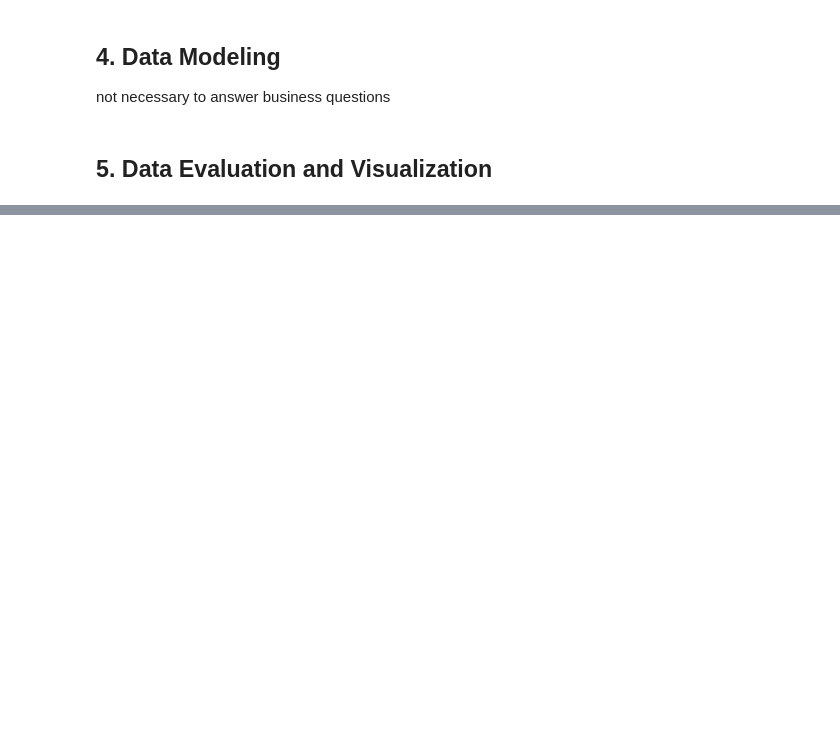
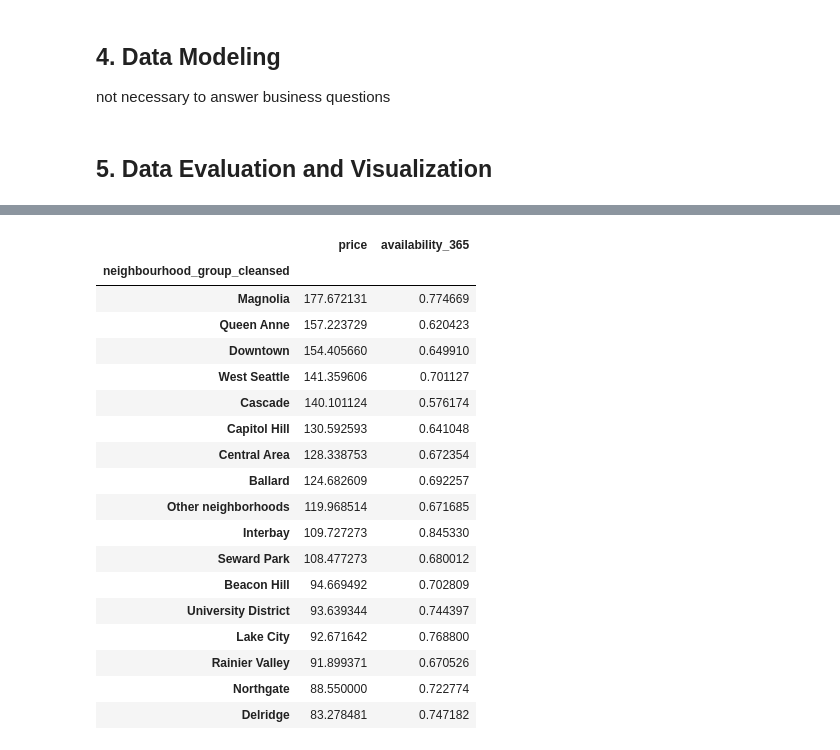
Before and after one commit to dagrubi/DataScience_AirBnBSeattle, a Jupyter notebook: analyse_data.ipynb, the cells around one changed output, grey strips where cells are left out. Saved outputs shown, nothing was run; the diff lists cells and outputs as text; code cells hidden in the pictures; blank space fills up the shorter version.

```diff
--- a/analyse_data.ipynb
+++ b/analyse_data.ipynb
@@ -321,0 +340,24 @@ a) Most booked neighborhood in Seattle
+# %%
+resAA = df_list.groupby(['neighbourhood_group_cleansed'])[['price', 'availability_365']].mean().sort_values(by='price', ascending=False)
+resAA['availability_365'] = resAA['availability_365'].div(365)
+resAA
+# %% [output]
+|  | price | availability_365 |
+| neighbourhood_group_cleansed |  |  |
+| Magnolia | 177.672131 | 0.774669 |
+| Queen Anne | 157.223729 | 0.620423 |
+| Downtown | 154.405660 | 0.649910 |
+| West Seattle | 141.359606 | 0.701127 |
+| Cascade | 140.101124 | 0.576174 |
+| Capitol Hill | 130.592593 | 0.641048 |
+| Central Area | 128.338753 | 0.672354 |
+| Ballard | 124.682609 | 0.692257 |
+| Other neighborhoods | 119.968514 | 0.671685 |
+| Interbay | 109.727273 | 0.845330 |
+| Seward Park | 108.477273 | 0.680012 |
+| Beacon Hill | 94.669492 | 0.702809 |
+| University District | 93.639344 | 0.744397 |
+| Lake City | 92.671642 | 0.768800 |
+| Rainier Valley | 91.899371 | 0.670526 |
+| Northgate | 88.550000 | 0.722774 |
+| Delridge | 83.278481 | 0.747182 |
```
Also changed, not shown: parts of 17 cells of this notebook.
